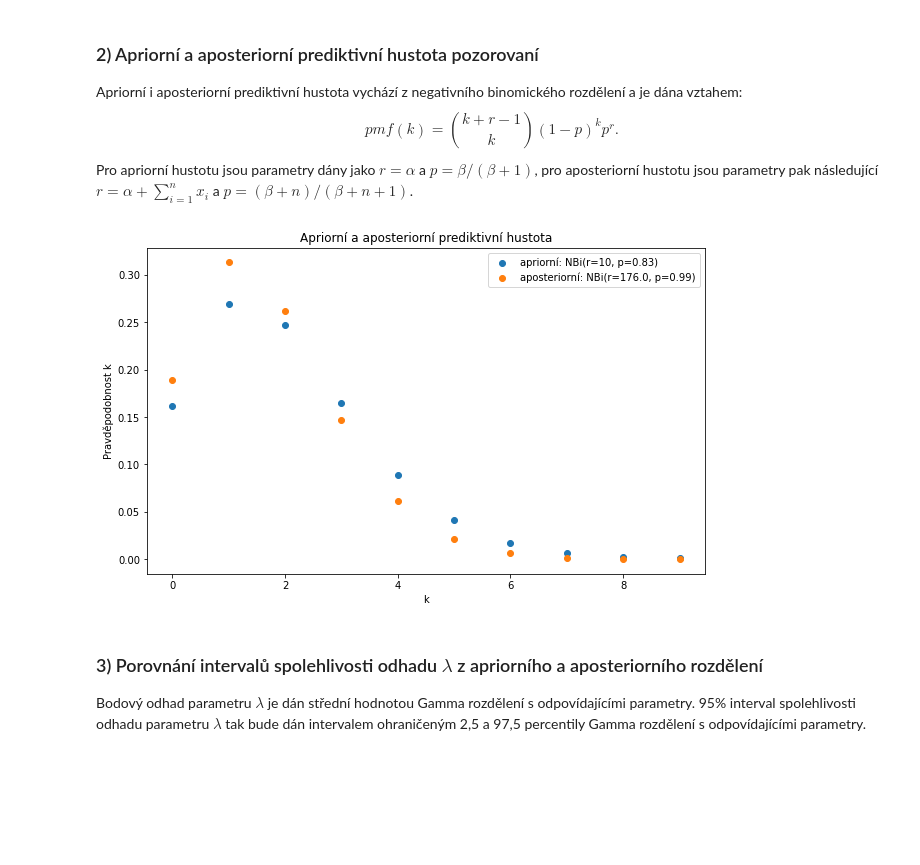
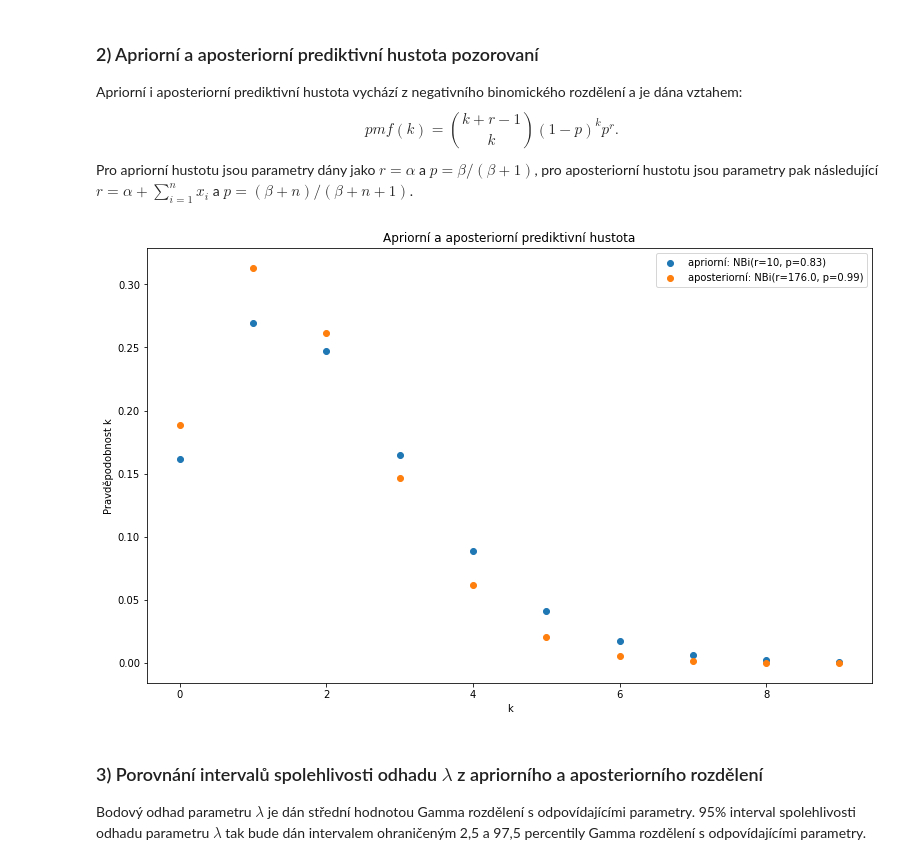
Before and after one commit to xmihol00/MSP, a Jupyter notebook: proj2/Mihola_MSP_2-projekt.ipynb, the cells around one changed output. Cells and saved outputs as stored; diff of their text form; code cells hidden in the pictures; blank space fills up the shorter version.

```diff
--- a/proj2/Mihola_MSP_2-projekt.ipynb
+++ b/proj2/Mihola_MSP_2-projekt.ipynb
@@ -52,19 +52,19 @@ pmf(k) = \binom{k+r-1}{k}(1-p)^kp^r.
 $$
 Pro apriorní hustotu jsou parametry dány jako $r=\alpha$ a $p=\beta/(\beta+1)$, pro aposteriorní hustotu jsou parametry pak následující $r=\alpha + \sum^{n}_{i=1} x_i$ a $p=(\beta+n)/(\beta+n+1)$.
 # %%
-plt.figure(figsize=(10, 6))
+plt.figure(figsize=(13, 8))
 k = np.linspace(0, 9, 10)
 y_apriori = st.nbinom.pmf(k, alpha_apriori, beta_apriori/(beta_apriori+1))
 y_aposteriori = st.nbinom.pmf(k, alpha_aposteriori, beta_aposteriori/(beta_aposteriori+1))
 plt.title("Apriorní a aposteriorní prediktivní hustota")
 plt.xlabel("k")
 plt.ylabel("Pravděpodobnost k")
 plt.scatter(k, y_apriori, label=f"apriorní: NBi(r={alpha_apriori}, p={round(beta_apriori/(beta_apriori+1), 2)})")
 plt.scatter(k, y_aposteriori, label=f"aposteriorní: NBi(r={alpha_aposteriori}, p={round(beta_aposteriori/(beta_aposteriori+1), 2)})")
 plt.legend()
 plt.show()
 # %% [output]
-[figure, old version]
+[figure, new version]
 # %% [markdown]
 ### 3) Porovnání intervalů spolehlivosti odhadu $\lambda$ z apriorního a aposteriorního rozdělení
 Bodový odhad parametru $\lambda$ je dán střední hodnotou Gamma rozdělení s odpovídajícími parametry. 95% interval spolehlivosti odhadu parametru $\lambda$ tak bude dán
```
Also changed, not shown: parts of 16 cells of this notebook.
